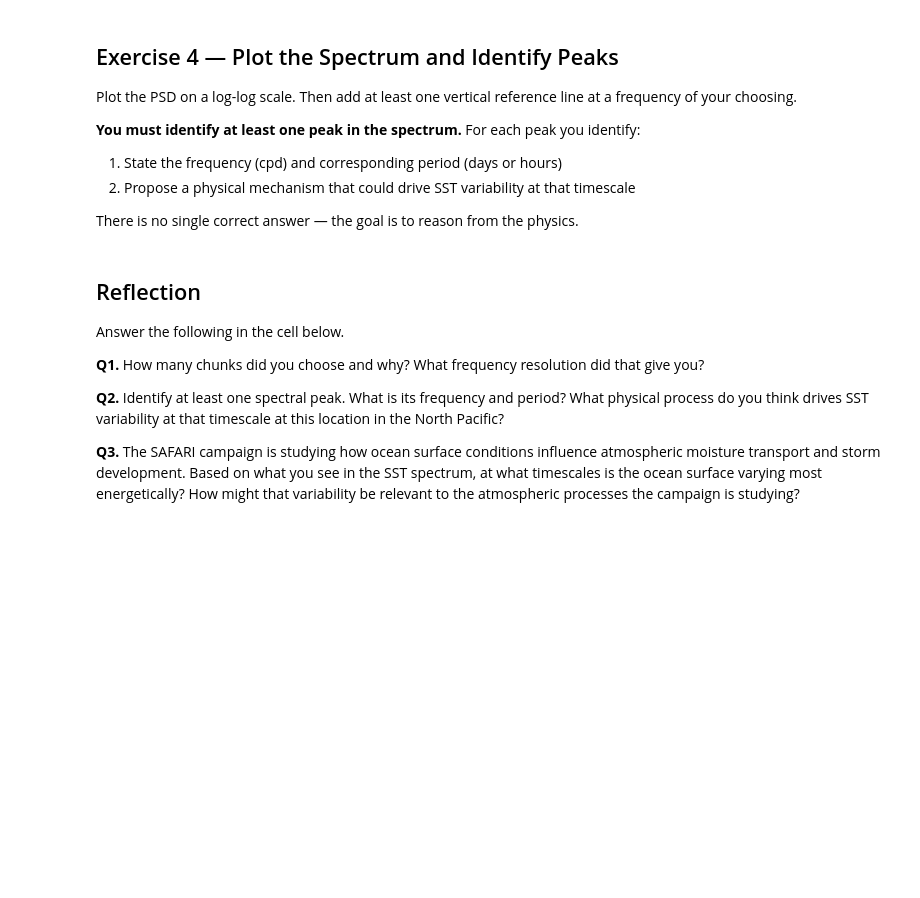
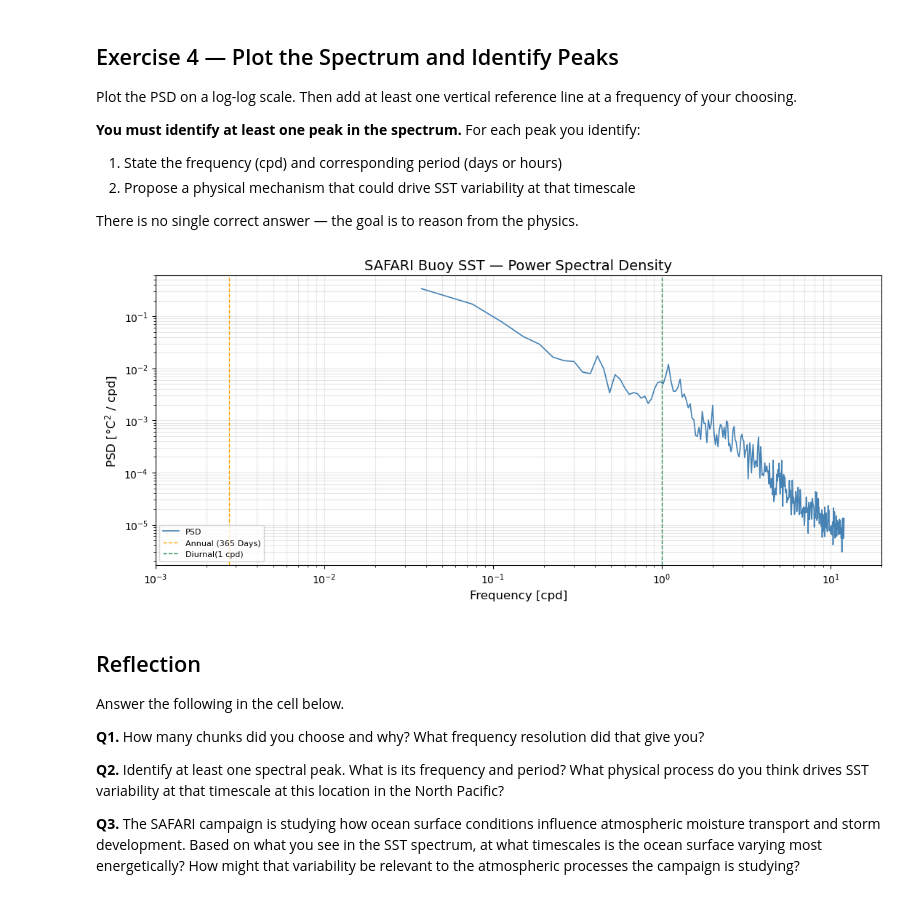
Before and after one commit to mae223-oceantech/time-series-analysis-GnatGnuyen, a Jupyter notebook: Tutorial_SAFARI_SST.ipynb, the cells around one changed output. Cells and saved outputs as stored; diff of their text form; code cells hidden in the pictures; blank space fills up the shorter version.

```diff
--- a/Tutorial_SAFARI_SST.ipynb
+++ b/Tutorial_SAFARI_SST.ipynb
@@ -162,11 +157,27 @@ You must choose the number of chunks. Think about:
 State your choice and justify it in a comment.
 # %%
 # YOUR CODE HERE — choose num_chunks and justify your choice in a comment
-num_chunks =    # YOUR CODE HERE
+num_chunks = 5   # YOUR CODE HERE
+#the number of chunks chosen was 5, because with fewer chunks,
+# it would have given longer segments without any averaging
+# and too many chunks would blur the variability. Therefore,
+# 5 would give segment lengths of 73 days each.
 
 # YOUR CODE HERE — compute chunk size, segment length, and df, then print them
+N = len(sst)
+dt = np.nanmean(np.diff(time_sst))          # sample interval [days]
 
+chunk_size     = N // num_chunks         # samples per segment
+segment_length = chunk_size * dt         # segment length [days]
+df             = 1.0 / segment_length    # frequency resolution [cpd]
 
 # YOUR CODE HERE — call spectrumCB
+print(f"N              = {N:,} samples")
+print(f"num_chunks     = {num_chunks}")
+print(f"chunk_size     = {chunk_size:,} samples")
+print(f"segment_length = {segment_length:.1f} days")
+print(f"df             = {df:.5f} cpd  (period resolution = {1/df:.1f} days)")
+
 # Store outputs as: f_sst, psd_sst, parseval_sst
+f_sst, psd_sst, parseval_sst = spectrumCB(time_sst, sst, chunk_size)
 # %% [output]
@@ -184,6 +201,31 @@ There is no single correct answer — the goal is to reason from the physics.
 # %%
 # YOUR CODE HERE — plot the SST PSD on a log-log scale
 # Include: axis labels, title, grid, at least one reference line
+# Plot the PSD on a log-log scale with tidal reference lines
+# =============================================================================
+fig, ax = plt.subplots(figsize=(11, 5))
+
+# Plot PSD — skip the zero-frequency bin (index 0) to avoid log(0) issues
+ax.loglog(f_sst[1:], psd_sst[1:], color='steelblue', lw=1.2, label='PSD')
+ref_lines = [
+    (1  / 365,     'Annual (365 Days)',   'orange'),
+    (1.0,          'Diurnal(1 cpd)',      'seagreen'),
+]
+
+for freq, label, color in ref_lines:
+    ax.axvline(freq, color=color, ls='--', lw=1, label=label)
+
+# Axis limits, labels, and formatting
+ax.set_xlim([1e-3, 20])
+ax.set_xlabel('Frequency [cpd]', fontsize = 12)
+ax.set_ylabel(r'PSD [°C$^2$ / cpd]', fontsize = 12)
+ax.set_title('SAFARI Buoy SST — Power Spectral Density', fontsize = 14)
+ax.legend(fontsize=8, loc='lower left')
+ax.grid(True, which='both', alpha=0.3)   # grid on both major and minor ticks
+plt.tight_layout()
+plt.show()
+# %% [output]
+[figure, added]
 # %% [markdown]
 ## Reflection
 
```
Also changed, not shown: parts of 4 cells of this notebook.
